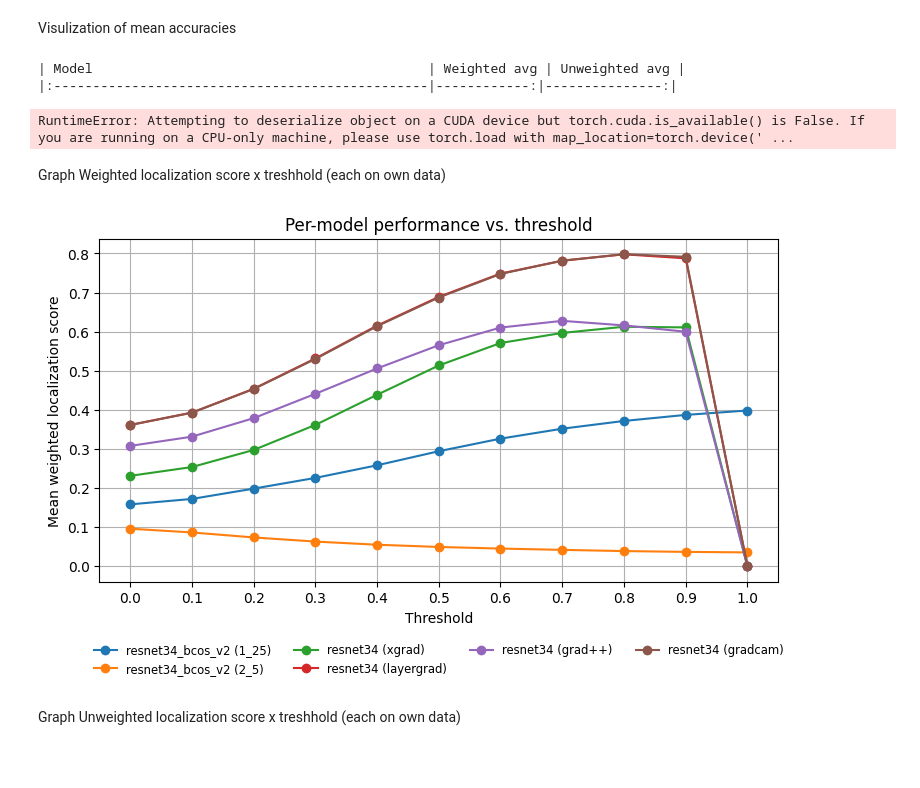
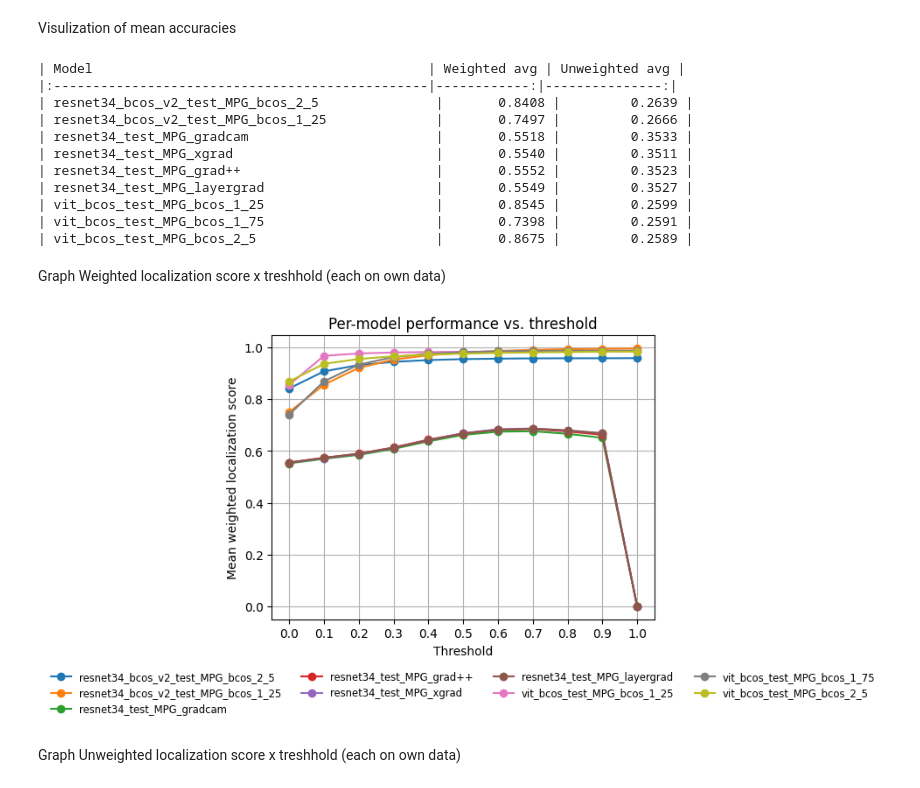
Before and after one commit to nilsbecker0711/Interpretable-Deep-Fake-Detection, a Jupyter notebook: results/VisulizeMPG.ipynb, the cells around one changed output. Drawn from its saved outputs; the diff is of its cells as text; code cells hidden in the pictures; blank space fills up the shorter version.

```diff
--- a/results/VisulizeMPG.ipynb
+++ b/results/VisulizeMPG.ipynb
@@ -216,12 +216,13 @@ import numpy as np
 # ─────────── CONFIG ───────────
 models = [
     "resnet34_bcos_v2_test_MPG_bcos_2_5",
-    "resnet34_bcos_v2_test_MPG_bcos_1_75",
+    #"resnet34_bcos_v2_test_MPG_bcos_1_75",
     "resnet34_bcos_v2_test_MPG_bcos_1_25",
     #"resnet34_test_res_lime_config",
-    "resnet34_bcos_v2_test_MPG_gradcam"
-    "resnet34_bcos_v2_test_MPG_grad++"
-    "resnet34_bcos_v2_test_MPG_layergrad",
+    "resnet34_test_MPG_gradcam",
+    "resnet34_test_MPG_xgrad",
+    "resnet34_test_MPG_grad++",
+    "resnet34_test_MPG_layergrad",
     "vit_bcos_test_MPG_bcos_1_25",
     "vit_bcos_test_MPG_bcos_1_75",
     "vit_bcos_test_MPG_bcos_2_5"
@@ -254,7 +255,15 @@ for m in models:
 # %% [output]
 | Model                                           | Weighted avg | Unweighted avg |
 |:------------------------------------------------|------------:|---------------:|
+| resnet34_bcos_v2_test_MPG_bcos_2_5               |       0.8408 |         0.2639 |
+| resnet34_bcos_v2_test_MPG_bcos_1_25              |       0.7497 |         0.2666 |
+| resnet34_test_MPG_gradcam                        |       0.5518 |         0.3533 |
+| resnet34_test_MPG_xgrad                          |       0.5540 |         0.3511 |
+| resnet34_test_MPG_grad++                         |       0.5552 |         0.3523 |
+| resnet34_test_MPG_layergrad                      |       0.5549 |         0.3527 |
+| vit_bcos_test_MPG_bcos_1_25                      |       0.8545 |         0.2599 |
+| vit_bcos_test_MPG_bcos_1_75                      |       0.7398 |         0.2591 |
+| vit_bcos_test_MPG_bcos_2_5                       |       0.8675 |         0.2589 |
-RuntimeError: Attempting to deserialize object on a CUDA device but torch.cuda.is_available() is False. If you are running on a CPU-only machine, please use torch.load with map_location=torch.device(' ...
 # %% [markdown]
 Graph Weighted localization score x treshhold (each on own data)
 # %%
@@ -266,39 +275,29 @@ import matplotlib.pyplot as plt
 # ─────────── CONFIG ───────────
 models = [
     "resnet34_bcos_v2_test_MPG_bcos_2_5",
-    "resnet34_bcos_v2_test_MPG_bcos_1_75",
+    #"resnet34_bcos_v2_test_MPG_bcos_1_75",
     "resnet34_bcos_v2_test_MPG_bcos_1_25",
     #"resnet34_test_res_lime_config",
-    "resnet34_bcos_v2_test_MPG_gradcam"
-    "resnet34_bcos_v2_test_MPG_grad++"
-    "resnet34_bcos_v2_test_MPG_layergrad",
+    "resnet34_test_MPG_gradcam",
+    "resnet34_test_MPG_grad++",
+    "resnet34_test_MPG_xgrad",
+    "resnet34_test_MPG_layergrad",
     "vit_bcos_test_MPG_bcos_1_25",
     "vit_bcos_test_MPG_bcos_1_75",
     "vit_bcos_test_MPG_bcos_2_5"
     # ggf. weitere Modelle hier
 ]
 results_base = "/pfs/work9/workspace/scratch/ma_tischuet-team_project_explainable_deepfakes/resultsMPG/"
-#grid_subpath  = "3x3"
+grid_subpath  = "MaskPointingGame"
 fname = "results_by_threshold.pkl"
 # ─────────────────────────────────────────
-
-def parse_folder_name(folder: str):
-    """
-    Aus 'resnet34_test_res_gradcam_config' → ('resnet34', 'gradcam')
-    """
-    assert folder.endswith("_config"), f"Erwarte Ordnername auf '_config' endend, got {folder}"
-    core = folder[:-len("_config")]               # 'resnet34_bcos_v2_test_bcos_res_2_5'
-    model, rest = core.split("_test_", 1)          # ['resnet34_bcos_v2', 'bcos_res_2_5']
-    xai = rest.split("res_")[1:]
-    return model, xai
 
 
 plt.figure(figsize=(8,5))
 
 for model_name in models:
-    model, xai = parse_folder_name(model_name)
-    label = f"{model} ({xai[0]})"
-    pkl_path = os.path.join(results_base, model_name, fname)
+    label = model_name
+    pkl_path = os.path.join(results_base, model_name, "MaskPointingGame", fname)
     if not os.path.isfile(pkl_path):
         print(f"⚠️ missing {pkl_path}")
         continue
@@ -316,34 +315,34 @@ for model_name in models:
         entries = by_thr[t]
         if not entries:
             mean_weighted.append(np.nan)
             #mean_unweighted.append(np.nan)
             continue
 
         w = [e["weighted_localization_score"]   for e in entries]
         #u = [e["unweighted_localization_score"] for e in entries]
         mean_weighted.append(np.mean(w))
         #mean_unweighted.append(np.mean(u))
 
     plt.plot(threshs, mean_weighted, marker='o', label=label)
     #plt.plot(threshs, mean_unweighted, linestyle='--', marker='x', label=model_name+" (unw.)")
 
 plt.xticks(threshs)                       # Ticks bei 0.0,0.1,...,1.0
 plt.xlabel("Threshold")
 plt.ylabel("Mean weighted localization score")
 plt.title("Per-model performance vs. threshold")
 #plt.legend(loc="best", fontsize="small")
 plt.legend(
     loc="upper center",              # Position relativ zum bbox_to_anchor
     bbox_to_anchor=(0.5, -0.15),     # (x, y) – x=0.5 Mitte, y<0 unterhalb der Achse
     ncol=4,                          # Anzahl Spalten in der Legende (anpassen!)
     fontsize="small",
     frameon=False
 )
 plt.grid(True)
 plt.tight_layout()
 plt.show()
 # %% [output]
-[figure, old version]
+[figure, new version]
 # %% [markdown]
 Graph Unweighted localization score x treshhold (each on own data)
 # %%
```
Also changed, not shown: parts of 1 cell of this notebook, 12 other files.
